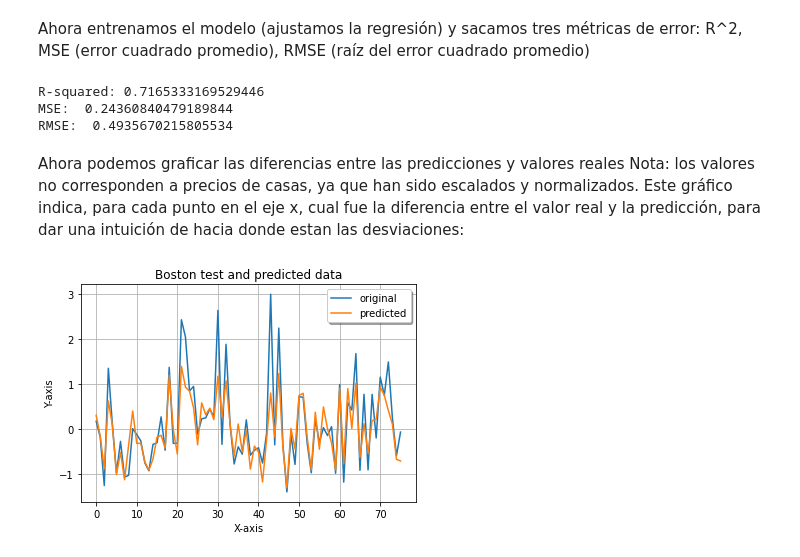
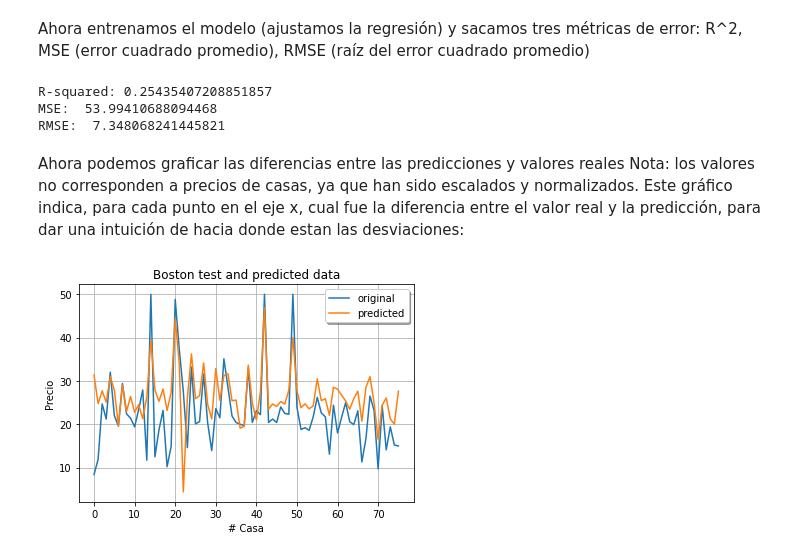
Before and after one commit to aboltCD/aboltCD, a Jupyter notebook: Regresión_Lineal_SGD.ipynb, the cells around one changed output. Drawn from its saved outputs; the diff is of its cells as text; code cells hidden in the pictures.

```diff
--- a/Regresión_Lineal_SGD.ipynb
+++ b/Regresión_Lineal_SGD.ipynb
@@ -19,9 +21,26 @@ import matplotlib.pyplot as plt
 Ahora cargamos el dataset de Boston Housing, lo separamos en Features y Target, lo escalamos y dividimos en entrenamiento y prueba (en este caso, utilizamos un 15% de los datos como prueba):
 # %%
 boston = load_boston()
-X, y = boston.data, boston.target
+#X, y = boston.data, boston.target
 
-X = scale(X)
-y = scale(y)
+print(boston.DESCR)
+
+df = pd.DataFrame(boston.data, columns = boston.feature_names)
+df["MEDV"] = boston.target
+
+#Feature Matrix (todos los atributos)
+#X = df.drop("MEDV",1)
+
+#Feature Matrix (sólo la cantidad de habitaciones)
+X = df[["RM"]]
+
+#Target Variable
+y = df["MEDV"]
+
+df.head()
+
+#Con escalamiento
+#X = scale(X)
+#y = scale(y)
 
 X_train, X_test, y_train, y_test = train_test_split(X, y, test_size=.15)
@@ -30,6 +67,9 @@ Ahora entrenamos el modelo (ajustamos la regresión) y sacamos tres métricas de
 # %%
 sgdr = SGDRegressor(learning_rate='invscaling', eta0=0.1, n_iter_no_change = 5)
 sgdr.fit(X_train, y_train)
+
+#sgdr = LinearRegression()
+#sgdr.fit(X_train, y_train)
 
 score = sgdr.score(X_train, y_train)
 print("R-squared:", score)
@@ -40,21 +80,21 @@ mse = mean_squared_error(y_test, y_pred)
 print("MSE: ", mse)
 print("RMSE: ", mse**(1/2.0))
 # %% [output]
-R-squared: 0.7165333169529446
-MSE:  0.24360840479189844
-RMSE:  0.4935670215805534
+R-squared: 0.25435407208851857
+MSE:  53.99410688094468
+RMSE:  7.348068241445821
 # %% [markdown]
 Ahora podemos graficar las diferencias entre las predicciones y valores reales
 Nota: los valores no corresponden a precios de casas, ya que han sido escalados y normalizados. Este gráfico indica, para cada punto en el eje x, cual fue la diferencia entre el valor real y la predicción, para dar una intuición de hacia donde estan las desviaciones:
 # %%
 X_ax = range(len(y_test))
 plt.plot(X_ax, y_test, label="original")
 plt.plot(X_ax, y_pred, label="predicted")
 plt.title("Boston test and predicted data")
-plt.xlabel('X-axis')
-plt.ylabel('Y-axis')
+plt.xlabel('# Casa')
+plt.ylabel('Precio')
 plt.legend(loc='best',fancybox=True, shadow=True)
 plt.grid(True)
 plt.show()
 # %% [output]
-[figure, old version]
+[figure, new version]
```
Also changed, not shown: parts of 2 cells of this notebook.
